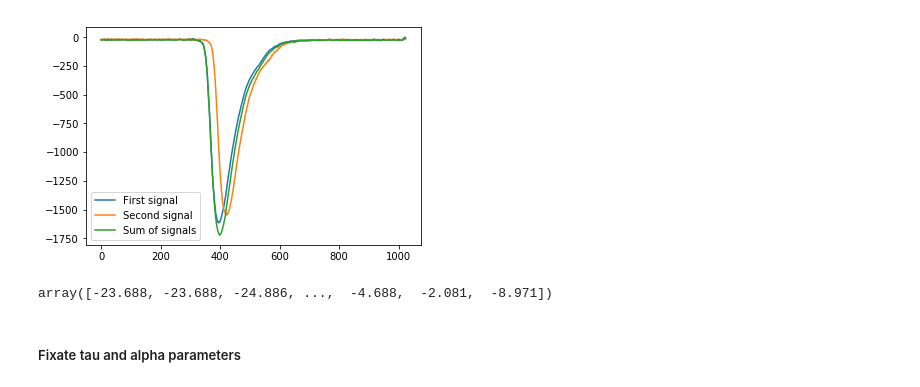
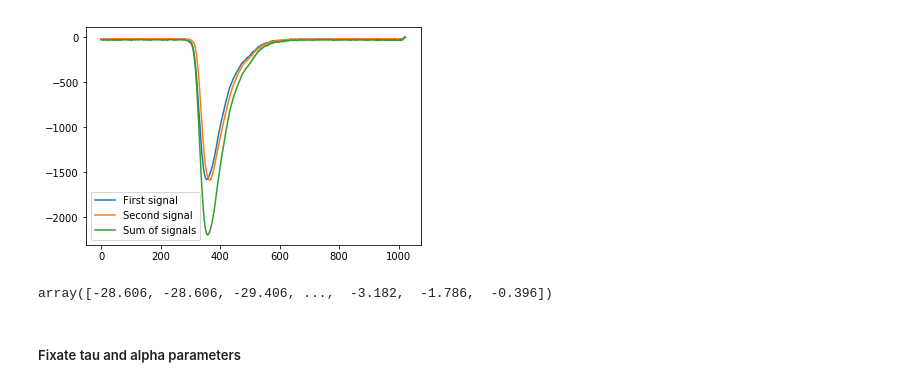
Before and after one commit to whiteRa2bit/cern_summer_project, a Jupyter notebook: problem2/classifier.ipynb, the cells around one changed output. Cells and saved outputs as stored; diff of their text form; code cells hidden in the pictures.

Commit message:
plot score dependency

```diff
--- a/problem2/classifier.ipynb
+++ b/problem2/classifier.ipynb
@@ -22,2 +20,5 @@ X_origin, y_origin = get_data()
 # %%
+X_origin, y_origin = get_data()
+
 X_origin = np.array([experiment - np.max(experiment) for experiment in X_origin])
+y_origin = np.round(y_origin)
@@ -47,8 +25,48 @@ def generate_multi_signal(tau, alpha, to_plot=False):
+# %%
+def generate_multi_signal(tau, alpha, to_plot=False):
+
+    ATTEMPTS_NUM = 10000
+    cur_attempt = 0
+
+    while cur_attempt < ATTEMPTS_NUM:
+        first_idx = np.random.choice(y_origin.shape[0], 1, replace=False)[0]
+
+        first_impulse = X_origin[first_idx]
+        first_ref_time = y_origin[first_idx]
+
+        if first_ref_time > np.mean(y_origin):
+            second_ref_time = first_ref_time - tau
+        else:
+            second_ref_time = first_ref_time + tau
+
+        second_idxs = np.where(y_origin == second_ref_time)[0]
+
+        if len(second_idxs) > 1:
+            second_idx = np.random.choice(len(second_idxs), 1, replace=False)[0]
+            second_impulse = X_origin[second_idx]
+
+            multi_impulse = first_impulse + alpha*second_impulse
+
+#             print("INDEXES:")
+#             print(first_idx)
+#             print(second_idx)
+            if to_plot:
+                plt.plot(first_impulse)
+                plt.plot(second_impulse)
+                plt.plot(multi_impulse)
+                plt.legend(['First signal', 'Second signal', 'Sum of signals'])
+                plt.show()
+
+            return multi_impulse
+        else:
+            cur_attempt += 1
+            continue
+    print("Value of tau = %i is too big" %tau)
 # %%
-generate_multi_signal(50, 0.1, to_plot=True)
+generate_multi_signal(55, 0.4, to_plot=True)
 # %% [output]
-[figure, old version]
+[figure, new version]
-array([-23.688, -23.688, -24.886, ...,  -4.688,  -2.081,  -8.971])
+array([-28.606, -28.606, -29.406, ...,  -3.182,  -1.786,  -0.396])
 # %% [markdown]
 ##### Fixate tau and alpha parameters
 # %%
```
Also changed, not shown: parts of 18 cells of this notebook, 1 other file.
